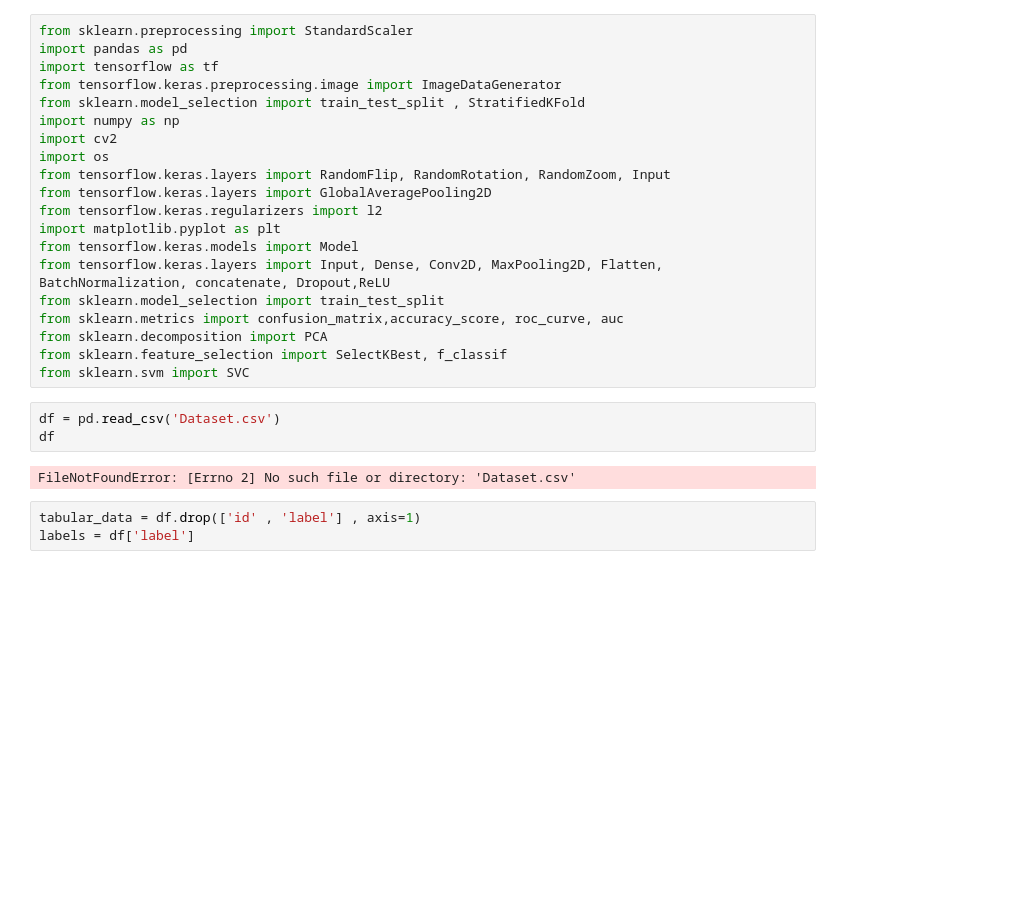
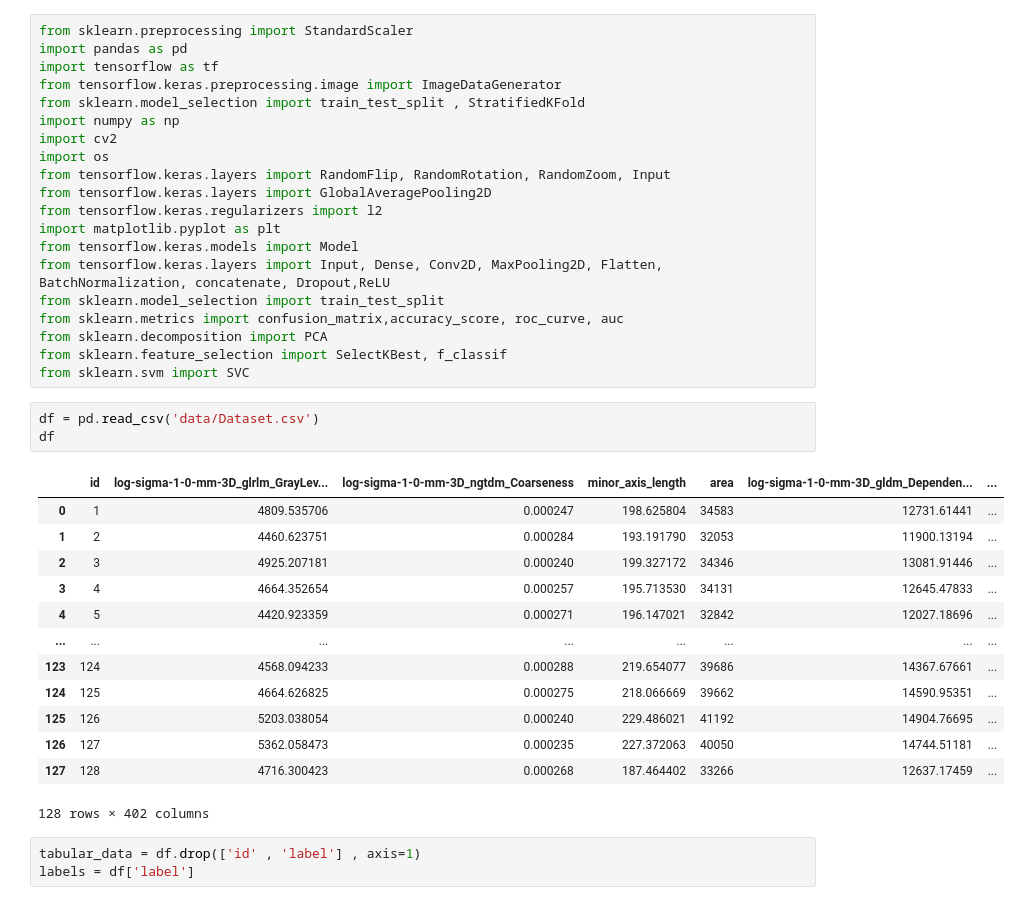
Before and after one commit to wesalmagdi/Ultrasound-Based-Classification-of-Uterine-Abnormalities, a Jupyter notebook: CNN+SVM.ipynb, the cells around one changed output. Cells and saved outputs as stored; diff of their text form; blank space fills up the shorter version.

```diff
--- a/CNN+SVM.ipynb
+++ b/CNN+SVM.ipynb
@@ -19,10 +19,22 @@ from sklearn.decomposition import PCA
 from sklearn.feature_selection import SelectKBest, f_classif
 from sklearn.svm import SVC
 # %%
-df = pd.read_csv('Dataset.csv')
+df = pd.read_csv('data/Dataset.csv')
 df
 # %% [output]
+|  | id | log-sigma-1-0-mm-3D_glrlm_GrayLev... | log-sigma-1-0-mm-3D_ngtdm_Coarseness | minor_axis_length | area | log-sigma-1-0-mm-3D_gldm_Dependen... | ... |
+| 0 | 1 | 4809.535706 | 0.000247 | 198.625804 | 34583 | 12731.61441 | ... |
+| 1 | 2 | 4460.623751 | 0.000284 | 193.191790 | 32053 | 11900.13194 | ... |
+| 2 | 3 | 4925.207181 | 0.000240 | 199.327172 | 34346 | 13081.91446 | ... |
+| 3 | 4 | 4664.352654 | 0.000257 | 195.713530 | 34131 | 12645.47833 | ... |
+| 4 | 5 | 4420.923359 | 0.000271 | 196.147021 | 32842 | 12027.18696 | ... |
+| ... | ... | ... | ... | ... | ... | ... | ... |
+| 123 | 124 | 4568.094233 | 0.000288 | 219.654077 | 39686 | 14367.67661 | ... |
+| 124 | 125 | 4664.626825 | 0.000275 | 218.066669 | 39662 | 14590.95351 | ... |
+| 125 | 126 | 5203.038054 | 0.000240 | 229.486021 | 41192 | 14904.76695 | ... |
+| 126 | 127 | 5362.058473 | 0.000235 | 227.372063 | 40050 | 14744.51181 | ... |
+| 127 | 128 | 4716.300423 | 0.000268 | 187.464402 | 33266 | 12637.17459 | ... |
-FileNotFoundError: [Errno 2] No such file or directory: 'Dataset.csv'
+128 rows × 402 columns
 # %%
 tabular_data = df.drop(['id' , 'label'] , axis=1)
 labels = df['label']
```
Also changed, not shown: parts of 7 cells of this notebook, 1 other file.
